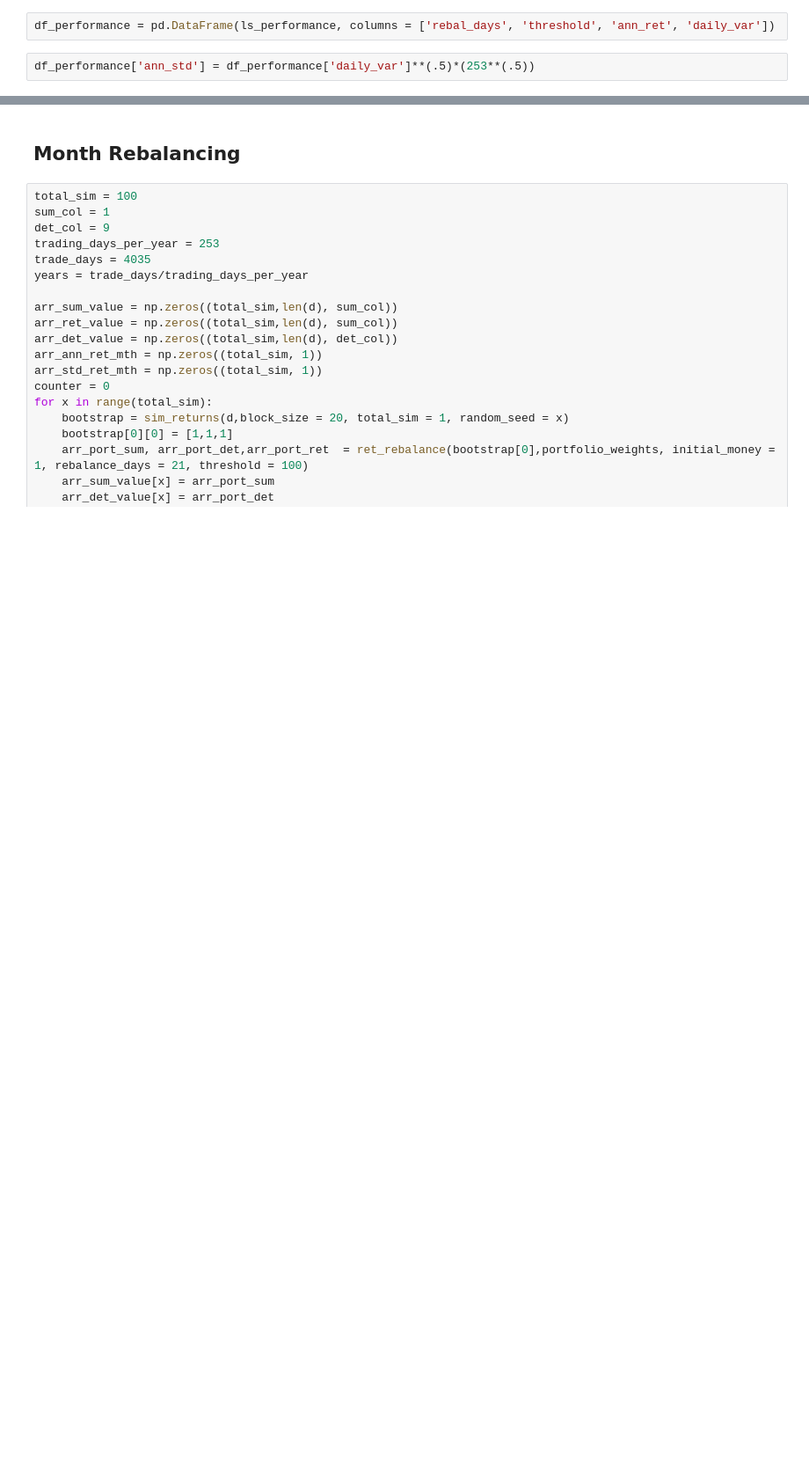
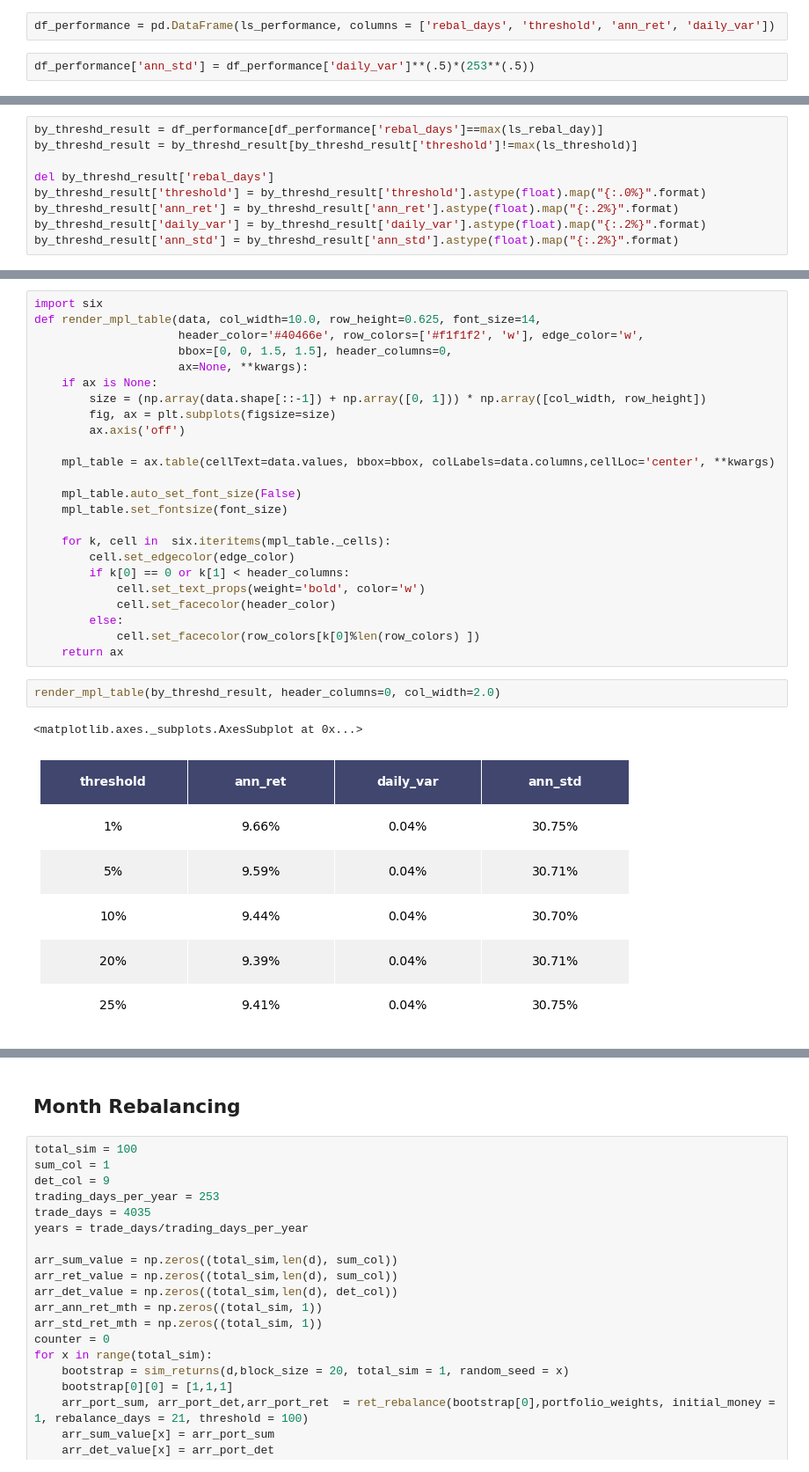
Before and after one commit to ningtong88/Capstone_TDAmeritrade, a Jupyter notebook: TDA_Rebalancing_Framework_Version_20210220.ipynb, the cells around one changed output, grey strips where cells are left out. Shown at 88% size. Saved outputs shown, nothing was run; the diff lists cells and outputs as text; blank space fills up the shorter version.

```diff
--- a/TDA_Rebalancing_Framework_Version_20210220.ipynb
+++ b/TDA_Rebalancing_Framework_Version_20210220.ipynb
@@ -413,0 +441,9 @@ df_performance['ann_std'] = df_performance['daily_var']**(.5)*(253**(.5))
+# %%
+by_threshd_result = df_performance[df_performance['rebal_days']==max(ls_rebal_day)]
+by_threshd_result = by_threshd_result[by_threshd_result['threshold']!=max(ls_threshold)]
+
+del by_threshd_result['rebal_days']
+by_threshd_result['threshold'] = by_threshd_result['threshold'].astype(float).map("{:.0%}".format)
+by_threshd_result['ann_ret'] = by_threshd_result['ann_ret'].astype(float).map("{:.2%}".format)
+by_threshd_result['daily_var'] = by_threshd_result['daily_var'].astype(float).map("{:.2%}".format)
+by_threshd_result['ann_std'] = by_threshd_result['ann_std'].astype(float).map("{:.2%}".format)
@@ -413,0 +458,29 @@ df_performance['ann_std'] = df_performance['daily_var']**(.5)*(253**(.5))
+# %%
+import six
+def render_mpl_table(data, col_width=10.0, row_height=0.625, font_size=14,
+                     header_color='#40466e', row_colors=['#f1f1f2', 'w'], edge_color='w',
+                     bbox=[0, 0, 1.5, 1.5], header_columns=0,
+                     ax=None, **kwargs):
+    if ax is None:
+        size = (np.array(data.shape[::-1]) + np.array([0, 1])) * np.array([col_width, row_height])
+        fig, ax = plt.subplots(figsize=size)
+        ax.axis('off')
+
+    mpl_table = ax.table(cellText=data.values, bbox=bbox, colLabels=data.columns,cellLoc='center', **kwargs)
+
+    mpl_table.auto_set_font_size(False)
+    mpl_table.set_fontsize(font_size)
+
+    for k, cell in  six.iteritems(mpl_table._cells):
+        cell.set_edgecolor(edge_color)
+        if k[0] == 0 or k[1] < header_columns:
+            cell.set_text_props(weight='bold', color='w')
+            cell.set_facecolor(header_color)
+        else:
+            cell.set_facecolor(row_colors[k[0]%len(row_colors) ])
+    return ax
+# %%
+render_mpl_table(by_threshd_result, header_columns=0, col_width=2.0)
+# %% [output]
+<matplotlib.axes._subplots.AxesSubplot at 0x...>
+[figure, added]
```
Also changed, not shown: parts of 9 cells of this notebook.
